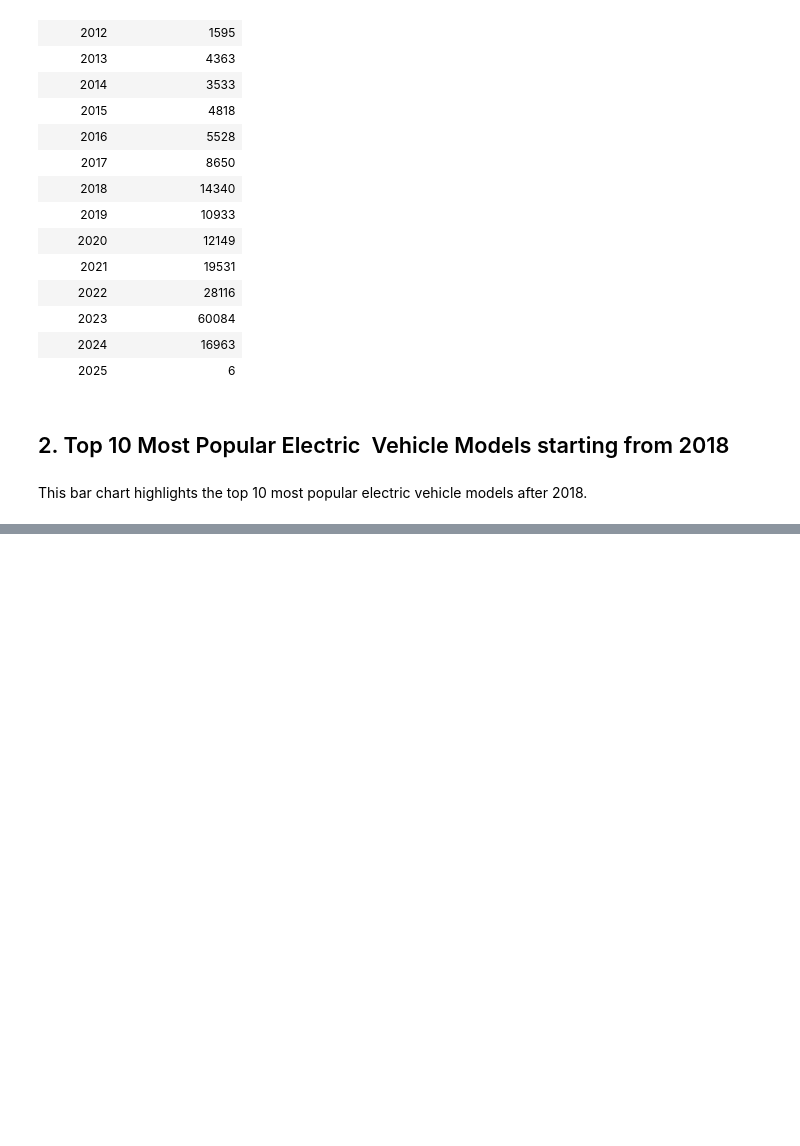
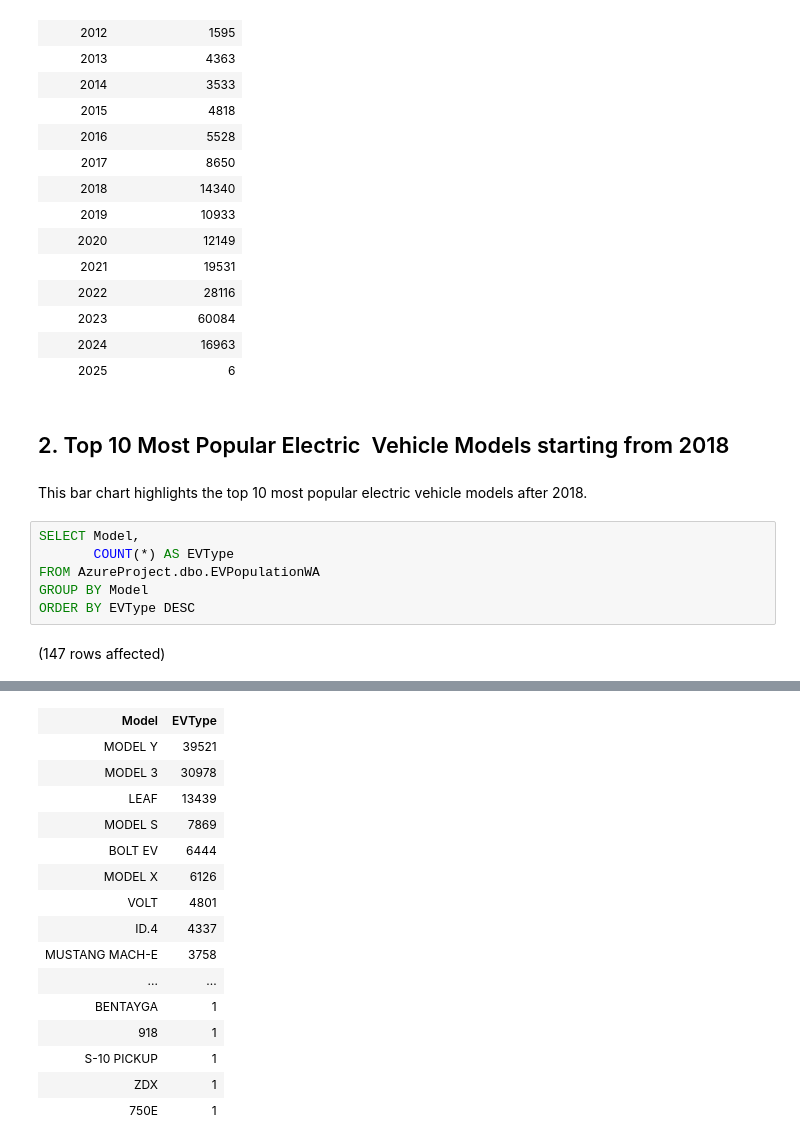
Before and after one commit to Samantacastro/AzureProject, a Jupyter notebook: AzureNotebook.ipynb, the cells around one changed output, grey strips where cells are left out. Drawn from its saved outputs; the diff is of its cells as text; blank space fills up the shorter version.

```diff
--- a/AzureNotebook.ipynb
+++ b/AzureNotebook.ipynb
@@ -38,3 +38,11 @@ Total execution time: 00:00:04.067
 ## 2. Top 10 Most Popular Electric  Vehicle Models starting from 2018
 # %% [markdown]
 This bar chart highlights the top 10 most popular electric vehicle models after 2018.
+# %%
+SELECT Model,
+       COUNT(*) AS EVType
+FROM AzureProject.dbo.EVPopulationWA
+GROUP BY Model
+ORDER BY EVType DESC
+# %% [output]
+(147 rows affected)
@@ -40,0 +50,16 @@ This bar chart highlights the top 10 most popular electric vehicle models after
+| Model | EVType |
+| MODEL Y | 39521 |
+| MODEL 3 | 30978 |
+| LEAF | 13439 |
+| MODEL S | 7869 |
+| BOLT EV | 6444 |
+| MODEL X | 6126 |
+| VOLT | 4801 |
+| ID.4 | 4337 |
+| MUSTANG MACH-E | 3758 |
+| ... | ... |
+| BENTAYGA | 1 |
+| 918 | 1 |
+| S-10 PICKUP | 1 |
+| ZDX | 1 |
+| 750E | 1 |
```
Also changed, not shown: parts of 1 cell of this notebook.
